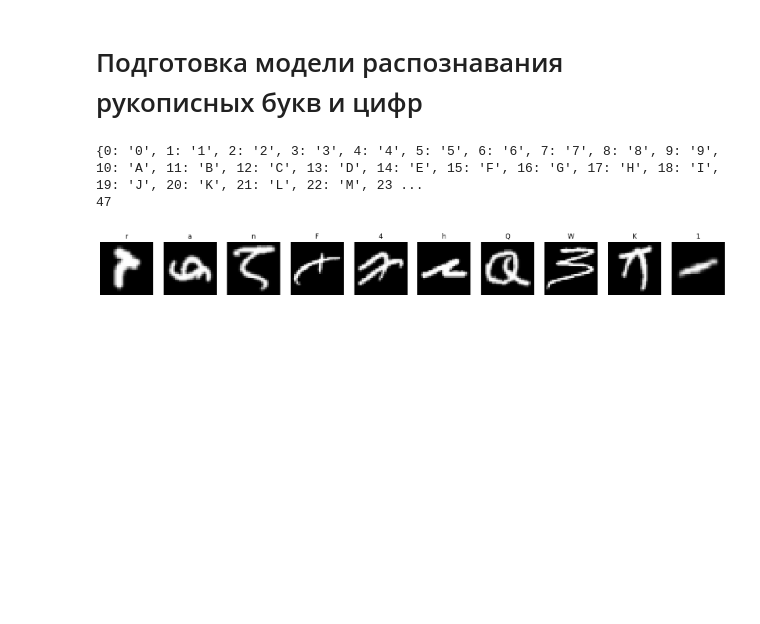
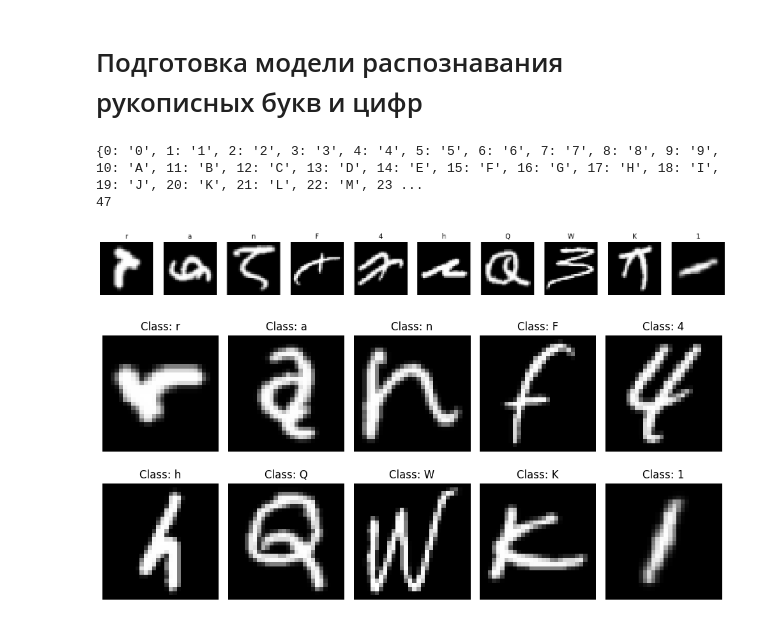
Before and after one commit to Braxlysh/EMNIST, a Jupyter notebook: prepare_model.ipynb, the cells around one changed output. Cells and saved outputs as stored; diff of their text form; code cells hidden in the pictures; blank space fills up the shorter version.

```diff
--- a/prepare_model.ipynb
+++ b/prepare_model.ipynb
@@ -38,0 +100,17 @@ plt.show()
+# %%
+fig, axes = plt.subplots(2, 5, figsize=(10, 5))
+
+for i, ax in enumerate(axes.flat):
+    image, label = full_train_dataset[i]
+
+    # tensor (1, 28, 28) -> (28, 28)
+    image = image.squeeze()
+
+    ax.imshow(image, cmap="gray")
+    ax.set_title(f"Class: {mapping[label]}")
+    ax.axis("off")
+
+plt.tight_layout()
+plt.show()
+# %% [output]
+[figure, added]
```
Also changed, not shown: parts of 9 cells of this notebook, 13 other files.
